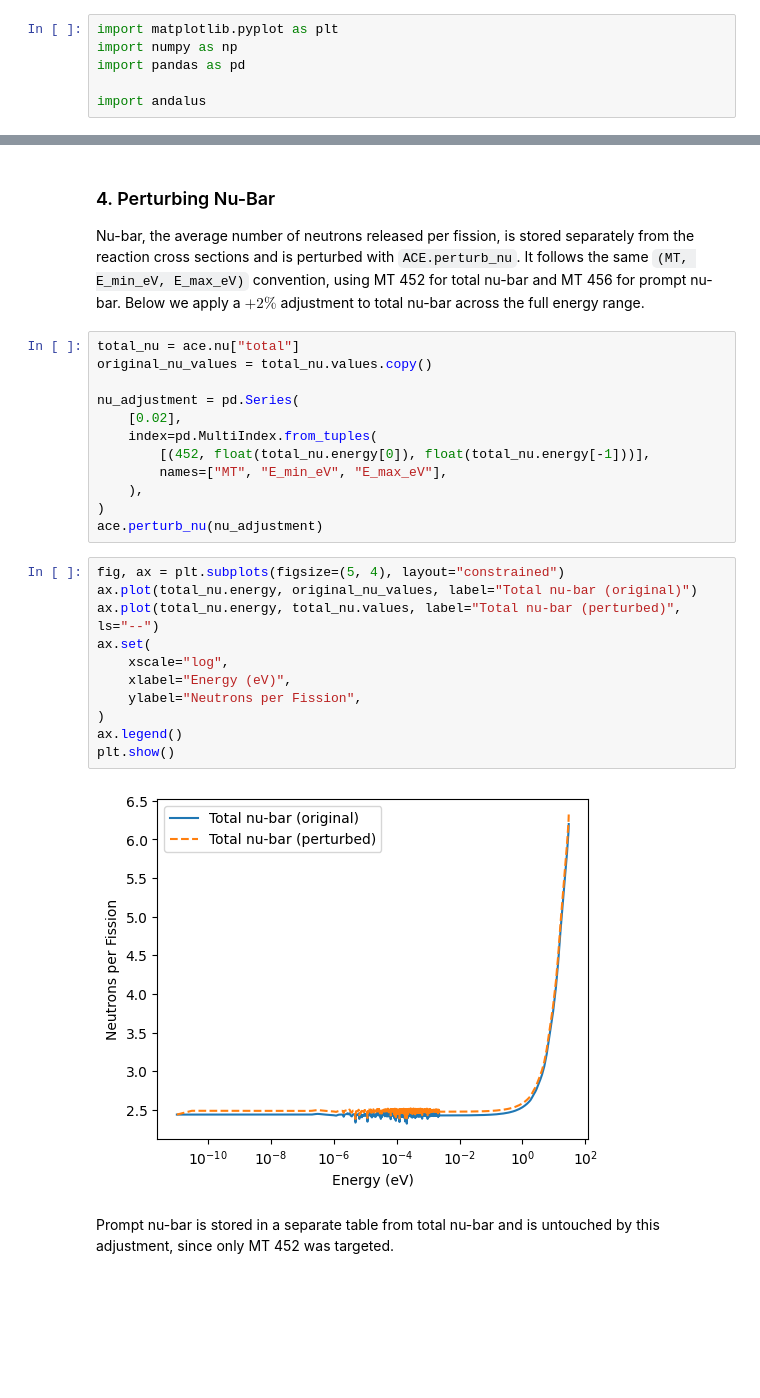
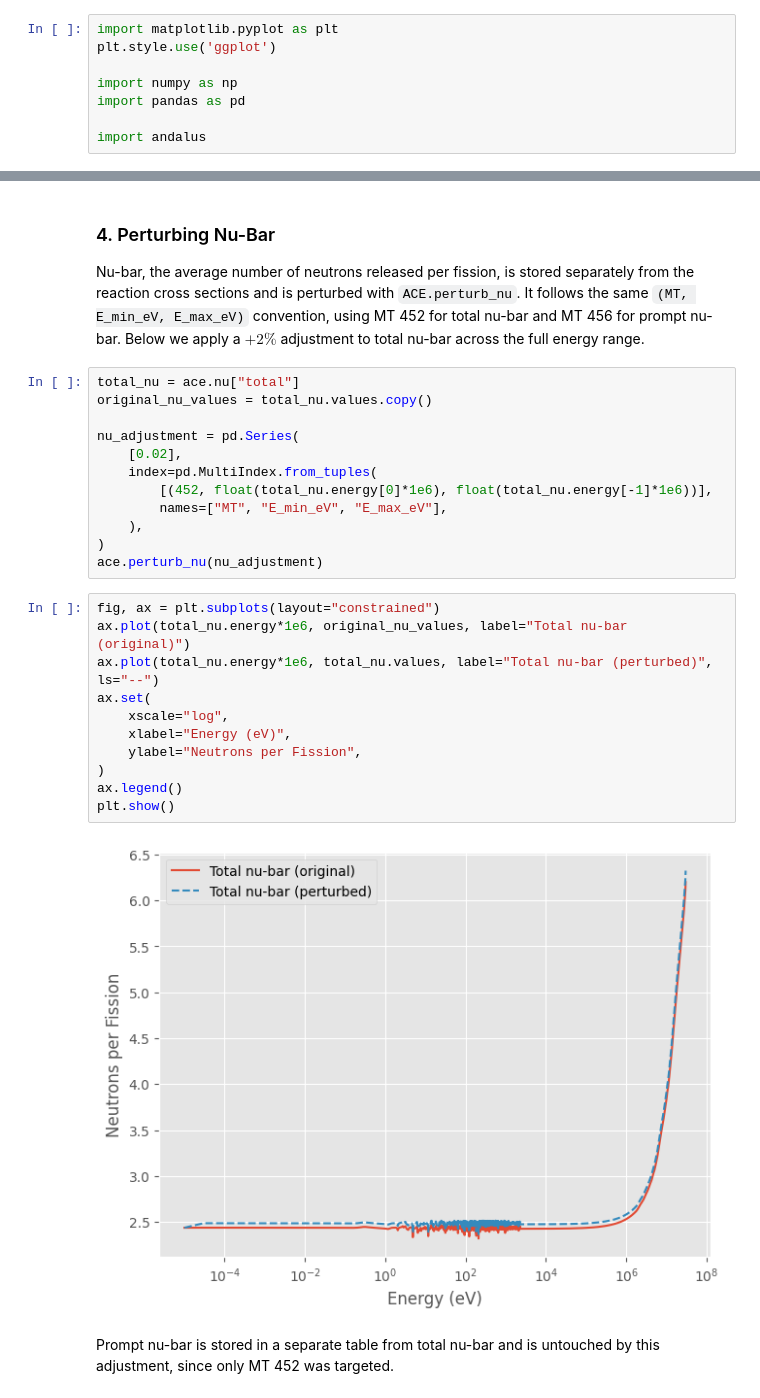
Before and after one commit to daan1392/andalus, a Jupyter notebook: examples/ace_perturbation.ipynb, the cells around one changed output, grey strips where cells are left out. Saved outputs shown, nothing was run; the diff lists cells and outputs as text; blank space fills up the shorter version.

```diff
--- a/examples/ace_perturbation.ipynb
+++ b/examples/ace_perturbation.ipynb
@@ -10,6 +10,8 @@ Isotope:
 We import `andalus` for the `ACE` class, `pandas` to build the adjustment series, `numpy` for array comparisons, and `matplotlib` for visualization.
 # %%
 import matplotlib.pyplot as plt
+plt.style.use('ggplot')
+
 import numpy as np
 import pandas as pd
 
@@ -109,24 +111,24 @@ original_nu_values = total_nu.values.copy()
 nu_adjustment = pd.Series(
     [0.02],
     index=pd.MultiIndex.from_tuples(
-        [(452, float(total_nu.energy[0]), float(total_nu.energy[-1]))],
+        [(452, float(total_nu.energy[0]*1e6), float(total_nu.energy[-1]*1e6))],
         names=["MT", "E_min_eV", "E_max_eV"],
     ),
 )
 ace.perturb_nu(nu_adjustment)
 # %%
-fig, ax = plt.subplots(figsize=(5, 4), layout="constrained")
-ax.plot(total_nu.energy, original_nu_values, label="Total nu-bar (original)")
-ax.plot(total_nu.energy, total_nu.values, label="Total nu-bar (perturbed)", ls="--")
+fig, ax = plt.subplots(layout="constrained")
+ax.plot(total_nu.energy*1e6, original_nu_values, label="Total nu-bar (original)")
+ax.plot(total_nu.energy*1e6, total_nu.values, label="Total nu-bar (perturbed)", ls="--")
 ax.set(
     xscale="log",
     xlabel="Energy (eV)",
     ylabel="Neutrons per Fission",
 )
 ax.legend()
 plt.show()
 # %% [output]
-[figure, old version]
+[figure, new version]
 # %% [markdown]
 Prompt nu-bar is stored in a separate table from total nu-bar and is untouched by this adjustment, since only MT 452 was targeted.
 # %%
```
Also changed, not shown: parts of 2 cells of this notebook, 7 other files.
